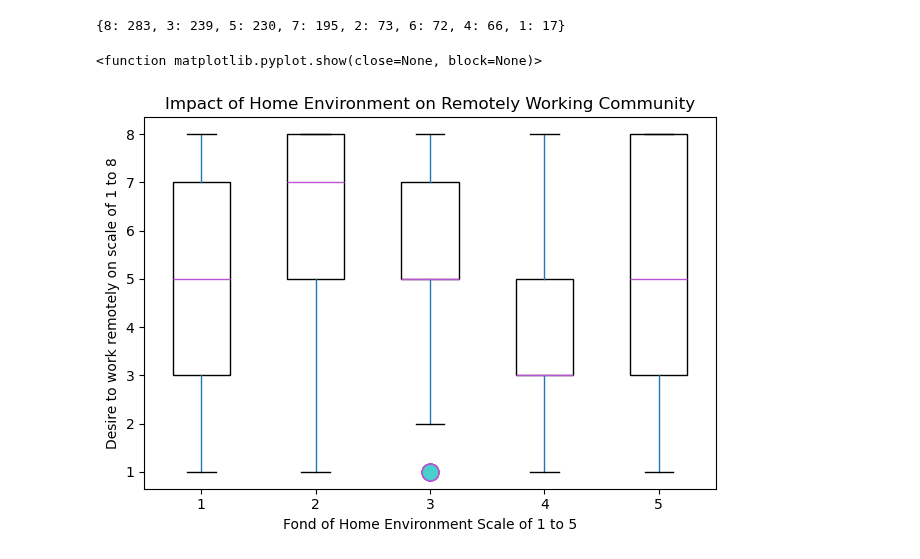
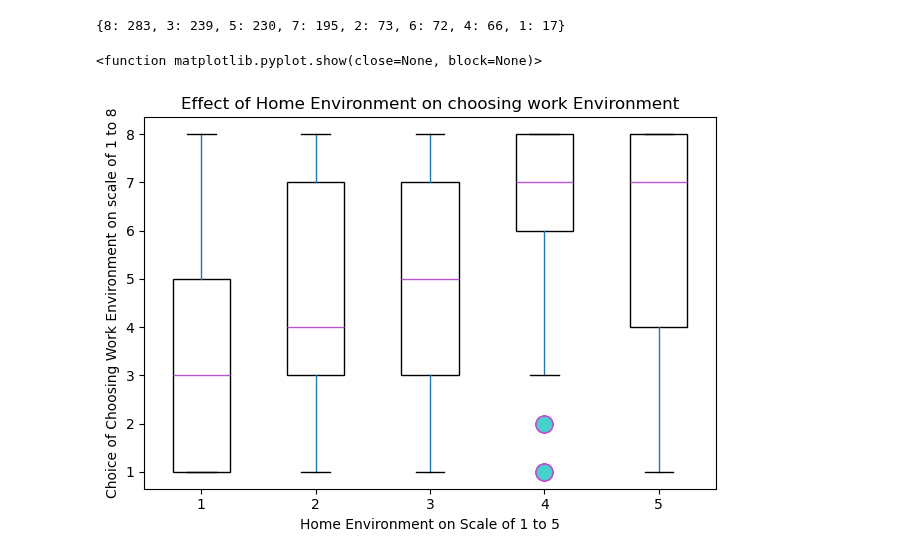
Before and after one commit to AayushiDaliparthi/Project_1_uoft, a Jupyter notebook: sharu.ipynb, the cells around one changed output. Cells and saved outputs as stored; diff of their text form; code cells hidden in the pictures.

```diff
--- a/sharu.ipynb
+++ b/sharu.ipynb
@@ -155,22 +155,22 @@ dict(individual_scale_counts)
 {8: 283, 3: 239, 5: 230, 7: 195, 2: 73, 6: 72, 4: 66, 1: 17}
 # %%
 # create a box plot to see how home environment related to liking of working from home
-df.boxplot( by="home_env",column=["scaled_like_hw"],
+df.boxplot( by="home_env",column=["scaled_dislike_hw"],
            patch_artist=True,
            boxprops=dict(facecolor="white"),
            medianprops=dict(color="mediumorchid"),
            flierprops=dict(marker="o",markerfacecolor="mediumturquoise",
            markersize=12,linestyle="none",markeredgecolor="mediumorchid"))
-plt.title("Impact of Home Environment on Remotely Working Community")
+plt.title("Effect of Home Environment on choosing work Environment")
 plt.suptitle("")
-plt.xlabel("Fond of Home Environment Scale of 1 to 5")
-plt.ylabel("Desire to work remotely on scale of 1 to 8")
+plt.xlabel("Home Environment on Scale of 1 to 5")
+plt.ylabel("Choice of Choosing Work Environment on scale of 1 to 8")
 plt.xticks([1,2,3,4,5])
 plt.grid(False)
 plt.tight_layout()
 plt.show
 # %% [output]
 <function matplotlib.pyplot.show(close=None, block=None)>
-[figure, old version]
+[figure, new version]
 # %%
 #
```
